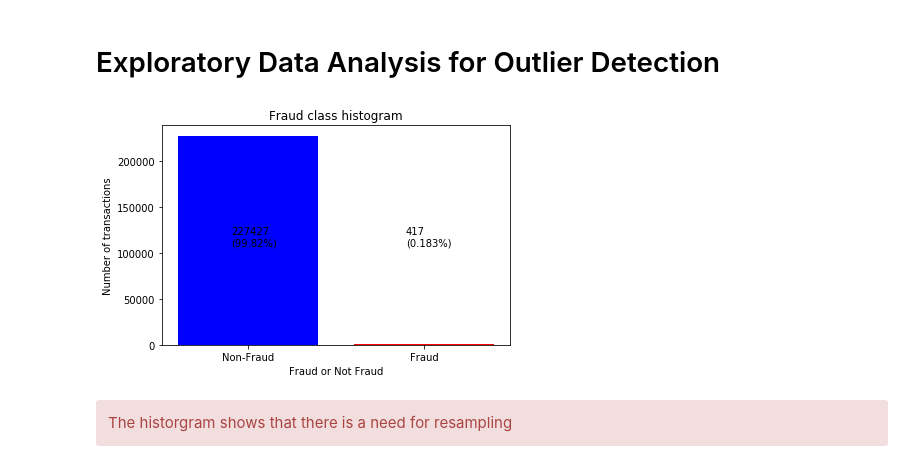
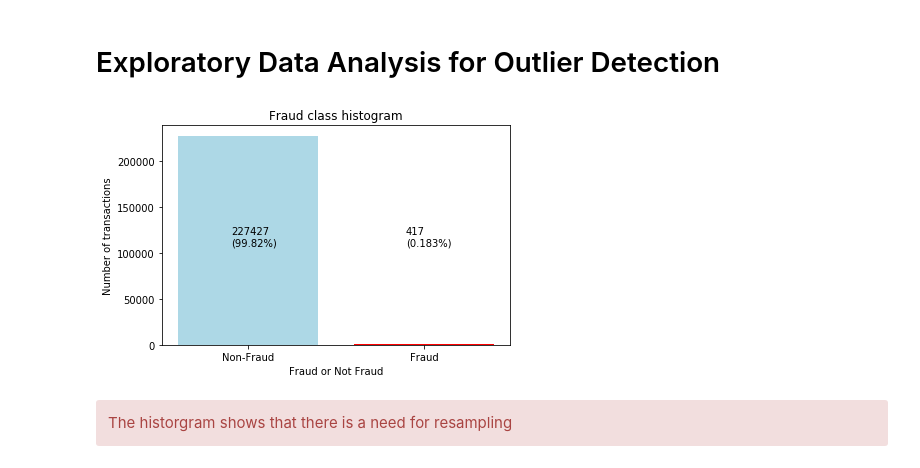
Before and after one commit to shubhamperiwal/fraud_detection, a Jupyter notebook: Muskaan Copy 2.ipynb, the cells around one changed output. Drawn from its saved outputs; the diff is of its cells as text; code cells hidden in the pictures.

```diff
--- a/Muskaan Copy 2.ipynb
+++ b/Muskaan Copy 2.ipynb
@@ -134,20 +134,20 @@ df_raw[df_raw.isnull().any(axis=1)].head()
 # %%
 # Checking the Target Classes
 
-plt.bar(['Non-Fraud','Fraud'], df_raw['Fraud'].value_counts(), color=['b','r'])
+plt.bar(['Non-Fraud','Fraud'], df_raw['Fraud'].value_counts(), color=['lightblue','red'])
 plt.title("Fraud class histogram")
 plt.xlabel('Fraud or Not Fraud')
 plt.ylabel('Number of transactions')
 plt.annotate('{}\n({:.4}%)'.format(df_raw['Fraud'].value_counts()[0],
                                          df_raw['Fraud'].value_counts()[0]/df_raw['Fraud'].count()*100),
-             (0.20, 0.45), xycoords='axes fraction')
+             (0.20, 0.45), xycoords='axes fraction', color="black")
 plt.annotate('{}\n({:.4}%)'.format(df_raw['Fraud'].value_counts()[1],
                                          df_raw['Fraud'].value_counts()[1]/df_raw['Fraud'].count()*100),
-             (0.70, 0.45), xycoords='axes fraction')
+             (0.70, 0.45), xycoords='axes fraction', color="black")
 plt.tight_layout()
 plt.show()
 # %% [output]
-[figure, old version]
+[figure, new version]
 # %% [markdown]
 <div class="alert alert-danger">
     The historgram shows that there is a need for resampling
```
Also changed, not shown: parts of 1 cell of this notebook, 1 other file.
